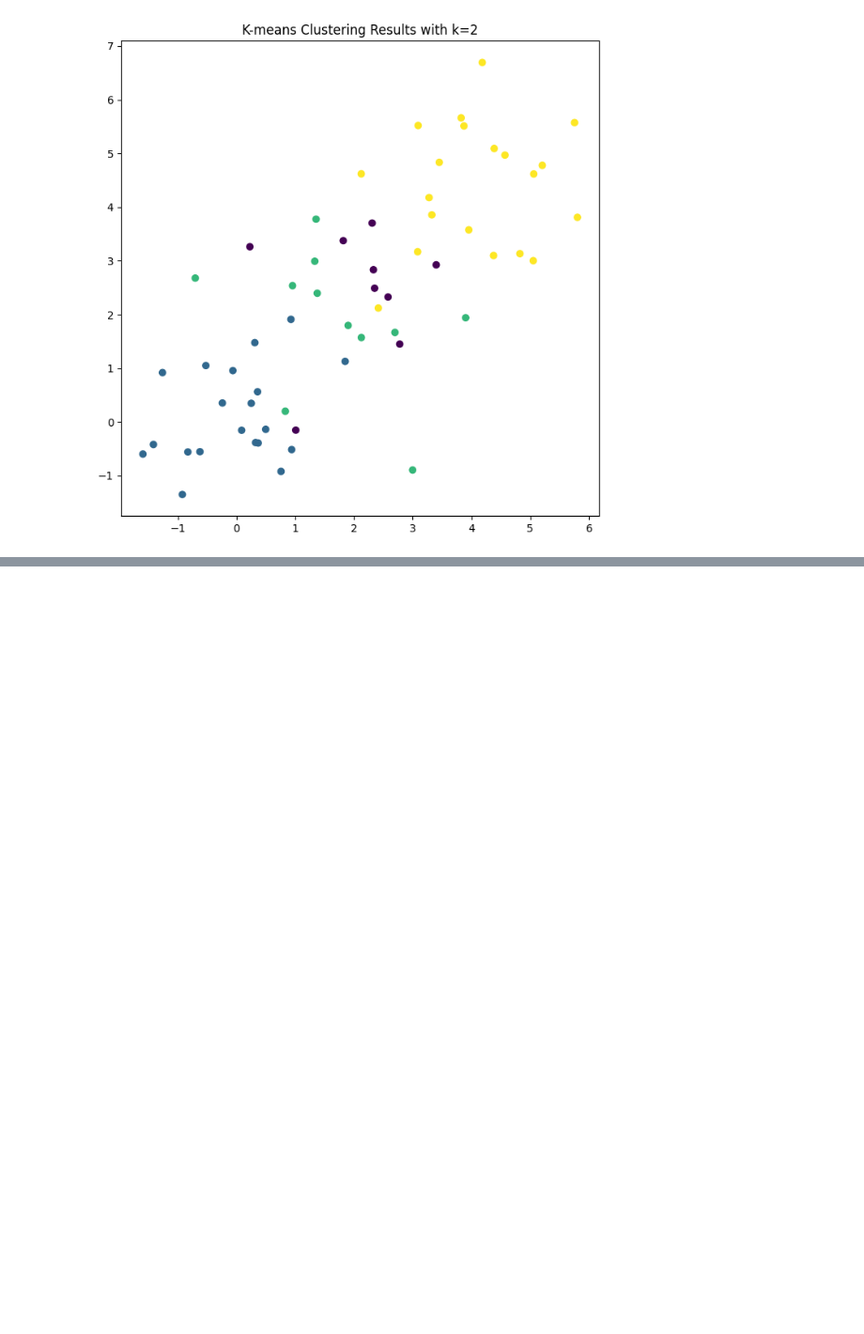
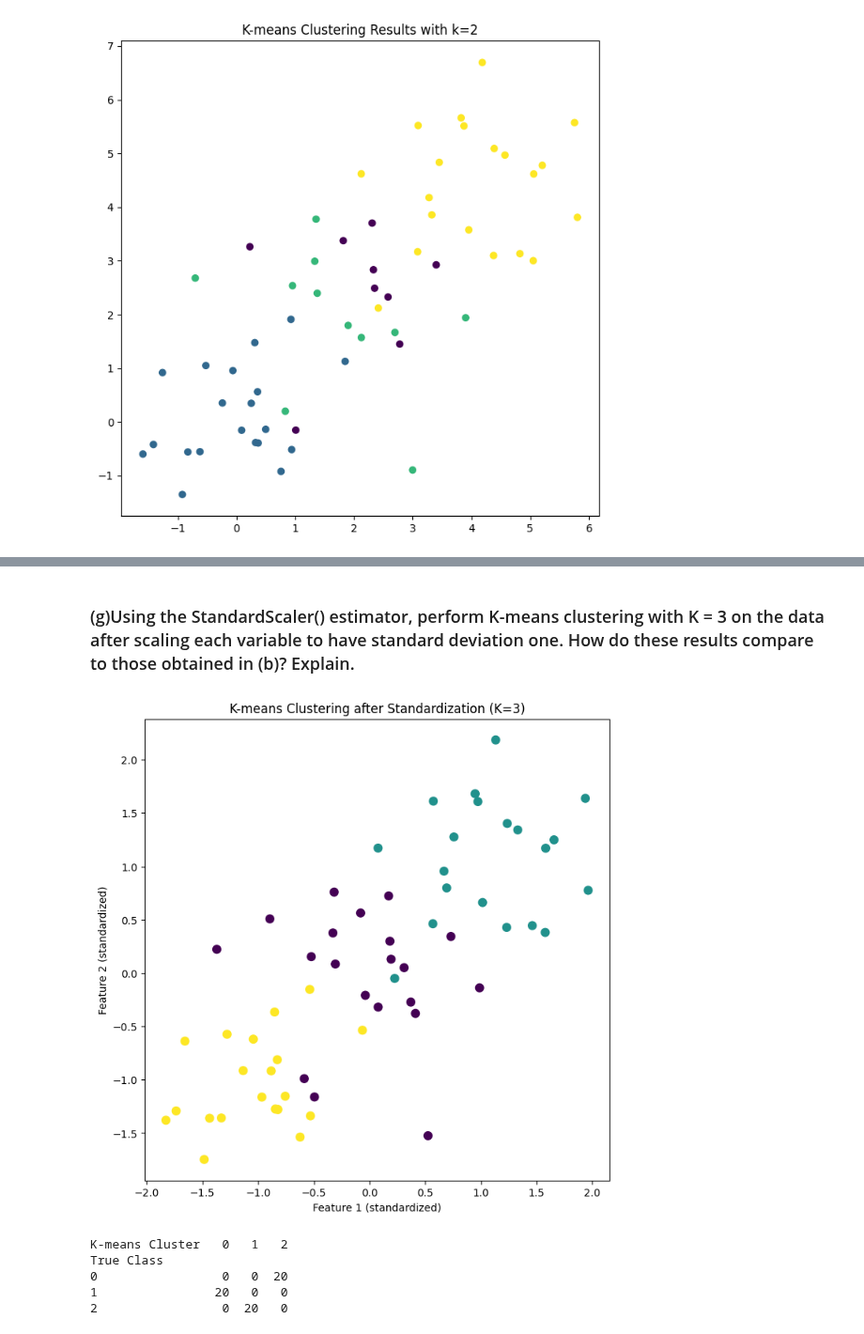
Before and after one commit to andyponn/2025_Fraud-Detection-project, a Jupyter notebook: ML/1013hwQ1.ipynb, the cells around one changed output, grey strips where cells are left out. Shown at 94% size. Cells and saved outputs as stored; diff of their text form; code cells hidden in the pictures; blank space fills up the shorter version.

```diff
--- a/ML/1013hwQ1.ipynb
+++ b/ML/1013hwQ1.ipynb
@@ -151,0 +187,31 @@ plt.show()
+# %% [markdown]
+### (g)Using the StandardScaler() estimator, perform K-means clustering with K = 3 on the data after scaling each variable to have standard deviation one. How do these results compare to those obtained in (b)? Explain.
+# %%
+# --- 標準化 ---
+scaler = StandardScaler(with_mean=True, with_std=True)
+X_scaled = scaler.fit_transform(df.drop("Class", axis=1))
+
+# --- K-means 分群 ---
+kmeans_scaled = KMeans(n_clusters=3, random_state=42, n_init=20)
+kmeans_scaled.fit(X_scaled)
+labels_scaled = kmeans_scaled.labels_
+
+# --- 可視化前兩個變數 ---
+fig, ax = plt.subplots(1, 1, figsize=(8, 8))
+scatter = ax.scatter(X_scaled[:, 0], X_scaled[:, 1], c=labels_scaled, cmap='viridis', s=60)
+ax.set_xlabel("Feature 1 (standardized)")
+ax.set_ylabel("Feature 2 (standardized)")
+ax.set_title("K-means Clustering after Standardization (K=3)")
+plt.show()
+
+# --- 比較結果 ---
+comparison_scaled = pd.crosstab(df["Class"], labels_scaled,
+                                rownames=["True Class"], colnames=["K-means Cluster"])
+print(comparison_scaled)
+# %% [output]
+[figure, added]
+K-means Cluster   0   1   2
+True Class
+0                 0   0  20
+1                20   0   0
+2                 0  20   0
```
Also changed, not shown: parts of 4 cells of this notebook.
